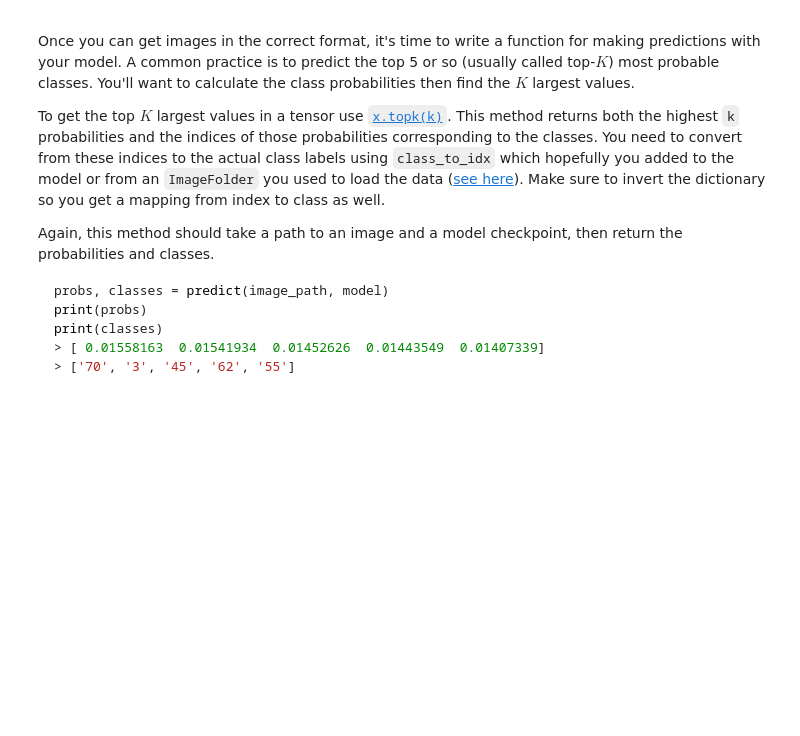
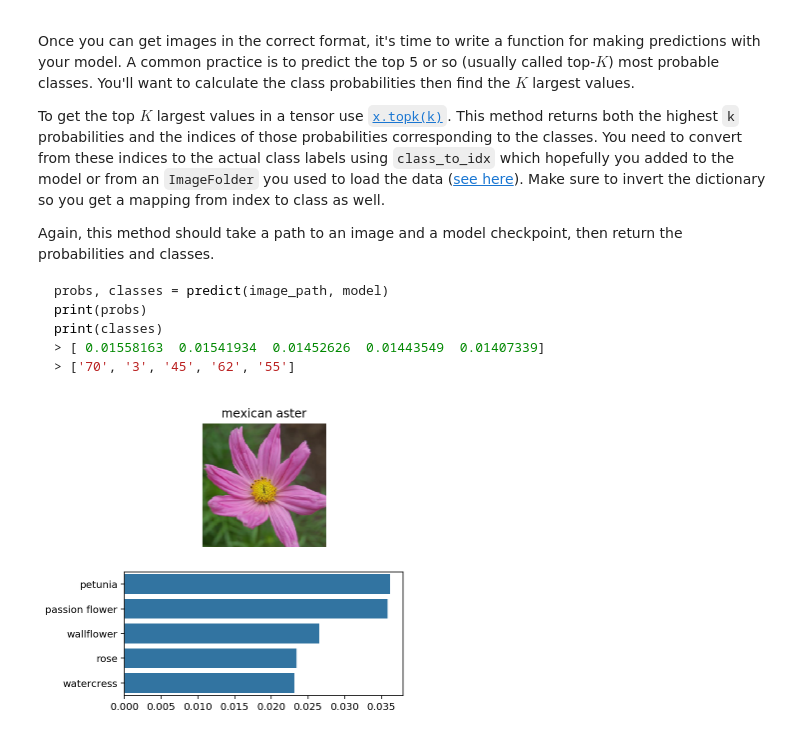
Before and after one commit to smithmi8/Image-Classifier, a Jupyter notebook: Image Classifier Project.ipynb, the cells around one changed output. Saved outputs shown, nothing was run; the diff lists cells and outputs as text; code cells hidden in the pictures; blank space fills up the shorter version.

```diff
--- a/Image Classifier Project.ipynb
+++ b/Image Classifier Project.ipynb
@@ -379,3 +492,14 @@ def process_image(image):
+# %%
+def process_image(image_path):
+    img = Image.open(image_path)
+    adjust = transforms.Compose([transforms.Resize(256),
+                                      transforms.CenterCrop(224),
+                                      transforms.ToTensor(),
+                                      transforms.Normalize([0.485, 0.456, 0.406],
+                                                           [0.229, 0.224, 0.225])])
+    img = adjust(img)
+
+    return img
 # %% [markdown]
 To check your work, the function below converts a PyTorch tensor and displays it in the notebook. If your `process_image` function works, running the output through this function should return the original image (except for the cropped out portions).
 # %%
@@ -424,3 +565,32 @@ def predict(image_path, model, topk=5):
+# %%
+def plot_solution(image_path, model):
+    # Setup flower plot
+    plt.figure(figsize = (5,5))
+    ax = plt.subplot(2,1,1)
+    # Turn off tick labels
+    plt.axis('off')
+    ax.set_yticklabels([])
+    ax.set_xticklabels([])
+    # Set up title
+    flower_num = image_path.split('/')[2]
+    title_ = cat_to_name[flower_num] # Calls dictionary for name
+    # Plot flower
+    img = process_image(image_path)
+    plt.title(title_)
+    imshow(img, ax)
+
+    # Make prediction
+    top_probs, top_labels, top_flowers = predict(image_path, model)
+    top_probs = top_probs[0].detach().numpy() #converts from tensor to nparray
+    #Setup Probs Bar Chart
+    # Plot bar chart
+    plt.subplot(2,1,2)
+    sb.barplot(x=top_probs, y=top_flowers, color=sb.color_palette()[0]);
+    plt.show()
+# %%
+plot_solution(image_path, model)
+# %% [output]
+[figure, added]
 # %% [markdown]
 ## Sanity Checking
 
```
Also changed, not shown: parts of 24 cells of this notebook.
